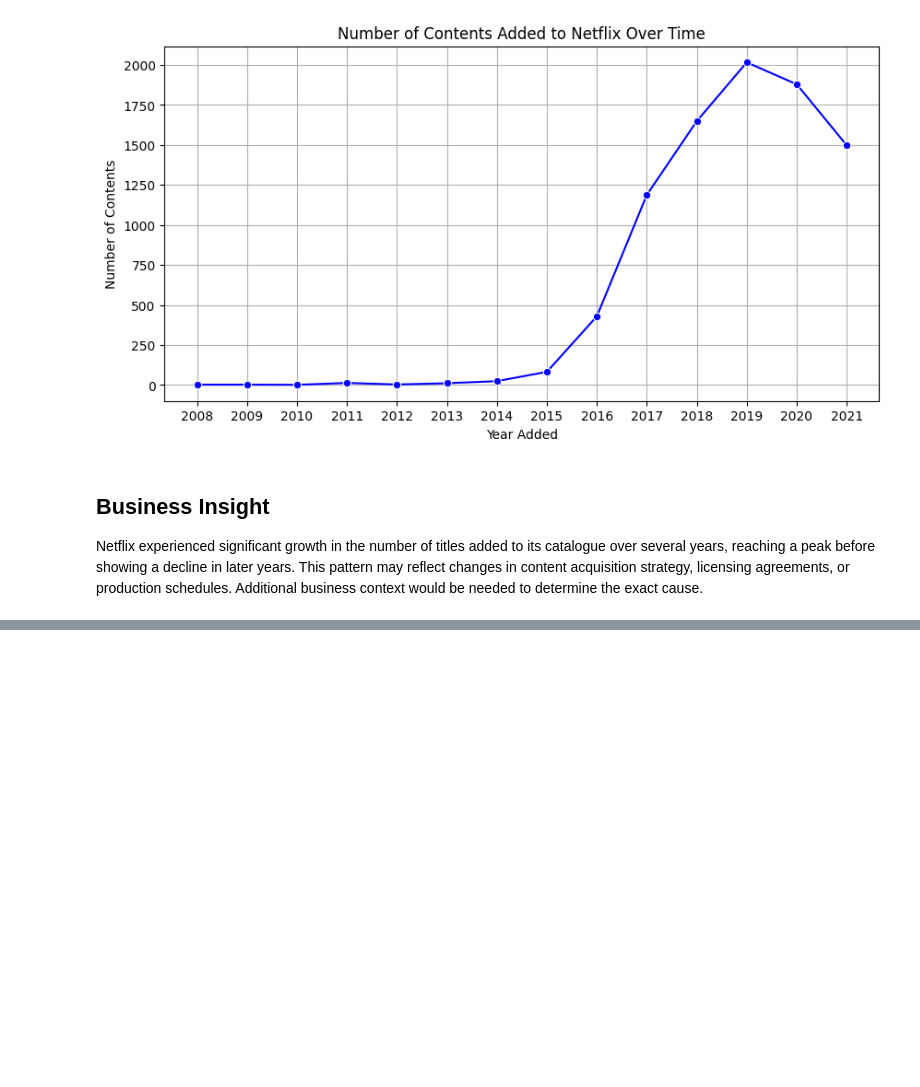
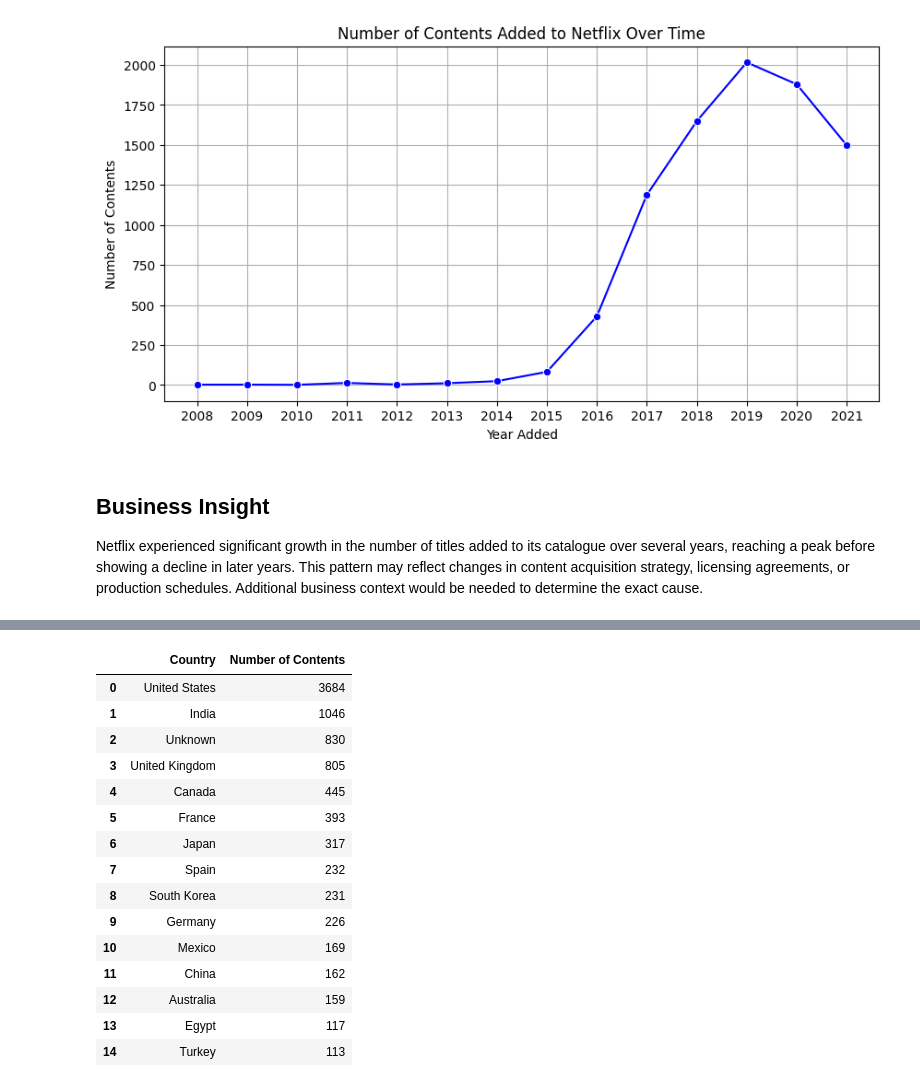
Before and after one commit to mertechcloud/Netflix-Content-Analytics, a Jupyter notebook: Notebooks/03_exploratory_data_analysis.ipynb, the cells around one changed output, grey strips where cells are left out. Drawn from its saved outputs; the diff is of its cells as text; code cells hidden in the pictures; blank space fills up the shorter version.

```diff
--- a/Notebooks/03_exploratory_data_analysis.ipynb
+++ b/Notebooks/03_exploratory_data_analysis.ipynb
@@ -168,0 +198,21 @@ Netflix experienced significant growth in the number of titles added to its cata
+# %%
+# Calculate the top 15 countries producing content for Netflix
+top_countries=country_df["Country"].value_counts().head(15).reset_index(name="Number of Contents")
+top_countries
+# %% [output]
+|  | Country | Number of Contents |
+| 0 | United States | 3684 |
+| 1 | India | 1046 |
+| 2 | Unknown | 830 |
+| 3 | United Kingdom | 805 |
+| 4 | Canada | 445 |
+| 5 | France | 393 |
+| 6 | Japan | 317 |
+| 7 | Spain | 232 |
+| 8 | South Korea | 231 |
+| 9 | Germany | 226 |
+| 10 | Mexico | 169 |
+| 11 | China | 162 |
+| 12 | Australia | 159 |
+| 13 | Egypt | 117 |
+| 14 | Turkey | 113 |
```
Also changed, not shown: parts of 4 cells of this notebook.
